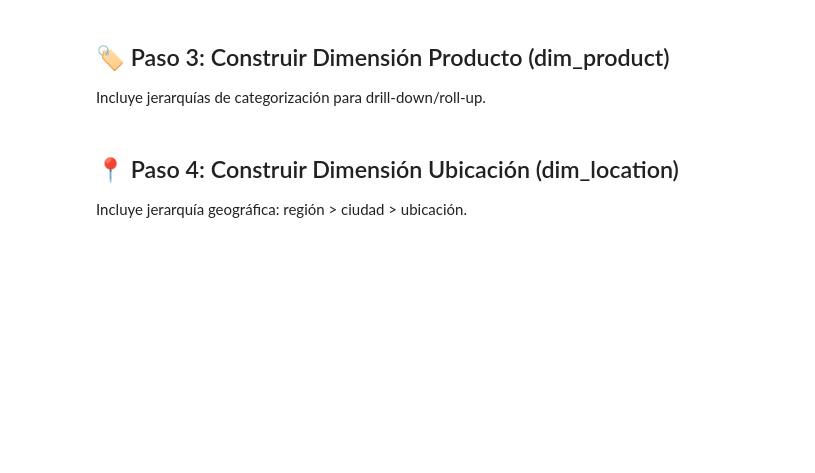
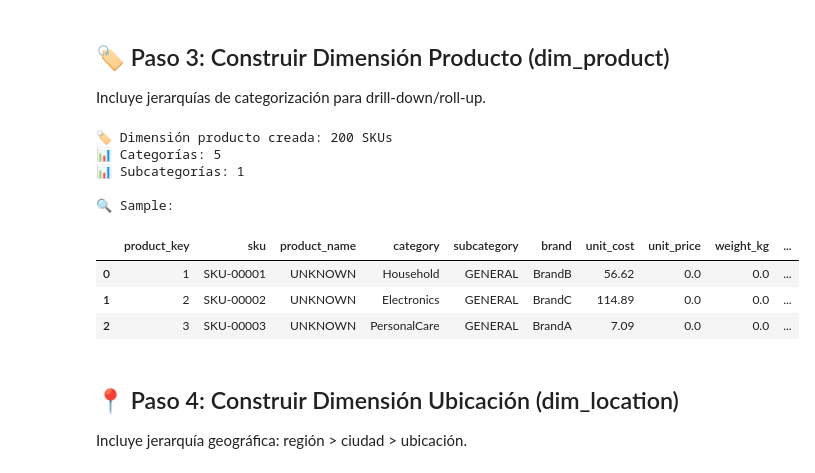
Before and after one commit to lraigosov/supply-chain-data-notebooks, a Jupyter notebook: notebooks/20_data_architecture/DA-01-modelo_dimensional.ipynb, the cells around one changed output. Drawn from its saved outputs; the diff is of its cells as text; code cells hidden in the pictures; blank space fills up the shorter version.

```diff
--- a/notebooks/20_data_architecture/DA-01-modelo_dimensional.ipynb
+++ b/notebooks/20_data_architecture/DA-01-modelo_dimensional.ipynb
@@ -129,21 +181,47 @@ dim_date.head()
 
 Incluye jerarquías de categorización para drill-down/roll-up.
 # %%
-# Dimensión producto con jerarquía
+# Dimensión producto con jerarquía (robusta a columnas faltantes)
 dim_product = df_products.copy()
 dim_product['product_key'] = range(1, len(dim_product) + 1)  # Surrogate key
 
-# Reordenar columnas con SK primero
-dim_product = dim_product[[
-    'product_key', 'sku', 'product_name', 'category', 'subcategory',
-    'brand', 'unit_cost', 'unit_price', 'weight_kg', 'is_active'
-]]
+# Asegurar columnas esperadas con defaults si faltan
+expected_cols = {
+    'sku': None,
+    'product_name': 'UNKNOWN',
+    'category': 'UNCATEGORIZED',
+    'subcategory': 'GENERAL',
+    'brand': 'NO_BRAND',
+    'unit_cost': 0.0,
+    'unit_price': 0.0,
+    'weight_kg': 0.0,
+    'is_active': 1,
+}
+for col, default in expected_cols.items():
+    if col not in dim_product.columns:
+        dim_product[col] = default
+
+# Reordenar columnas con SK primero (filtrando solo las que existan)
+ordered = ['product_key', 'sku', 'product_name', 'category', 'subcategory',
+           'brand', 'unit_cost', 'unit_price', 'weight_kg', 'is_active']
+existing_ordered = [c for c in ordered if c in dim_product.columns]
+dim_product = dim_product[existing_ordered]
 
 print(f"🏷️ Dimensión producto creada: {len(dim_product)} SKUs")
 print(f"📊 Categorías: {dim_product['category'].nunique()}")
 print(f"📊 Subcategorías: {dim_product['subcategory'].nunique()}")
 print("\n🔍 Sample:")
 dim_product.head(3)
+# %% [output]
+🏷️ Dimensión producto creada: 200 SKUs
+📊 Categorías: 5
+📊 Subcategorías: 1
+
+🔍 Sample:
+|  | product_key | sku | product_name | category | subcategory | brand | unit_cost | unit_price | weight_kg | ... |
+| 0 | 1 | SKU-00001 | UNKNOWN | Household | GENERAL | BrandB | 56.62 | 0.0 | 0.0 | ... |
+| 1 | 2 | SKU-00002 | UNKNOWN | Electronics | GENERAL | BrandC | 114.89 | 0.0 | 0.0 | ... |
+| 2 | 3 | SKU-00003 | UNKNOWN | PersonalCare | GENERAL | BrandA | 7.09 | 0.0 | 0.0 | ... |
 # %% [markdown]
 ## 📍 Paso 4: Construir Dimensión Ubicación (dim_location)
 
```
Also changed, not shown: parts of 11 cells of this notebook.
